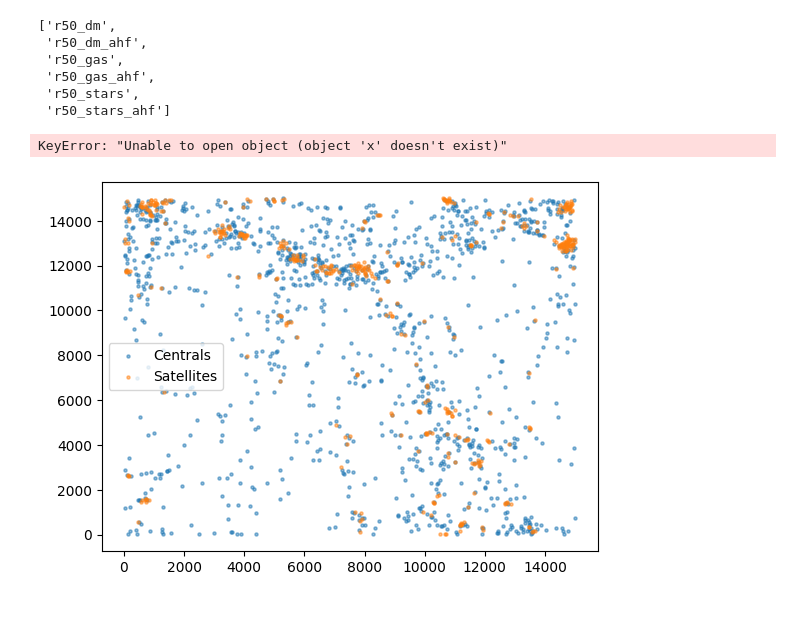
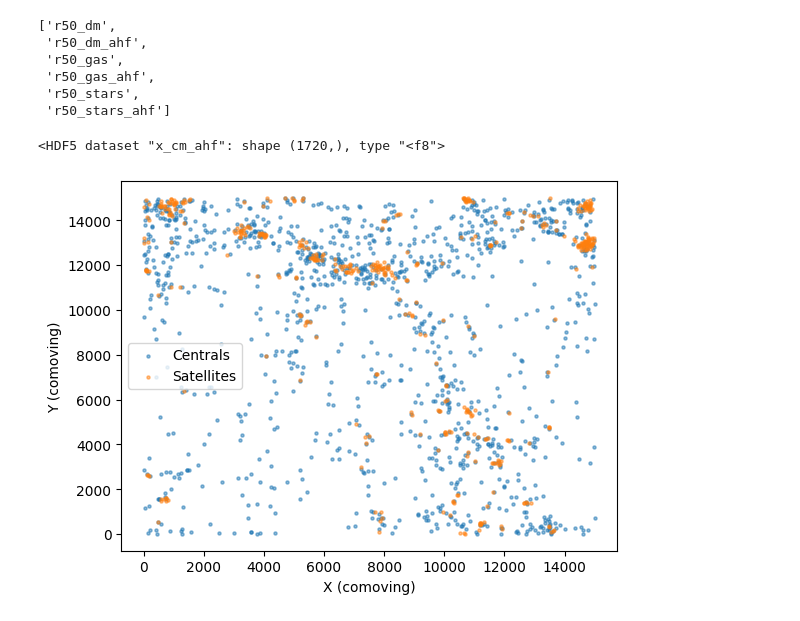
Before and after one commit to mkzeender/thesis, a Jupyter notebook: root_graph.ipynb, the cells around one changed output. Saved outputs shown, nothing was run; the diff lists cells and outputs as text; code cells hidden in the pictures.

```diff
--- a/root_graph.ipynb
+++ b/root_graph.ipynb
@@ -49,24 +48,24 @@ list(x for x in dat.keys() if x.startswith('r50'))
  'r50_stars',
  'r50_stars_ahf']
 # %%
-prox = dat['x']
+prox = dat['x_cm_ahf']
 # %% [output]
-KeyError: "Unable to open object (object 'x' doesn't exist)"
+<HDF5 dataset "x_cm_ahf": shape (1720,), type "<f8">
 # %%
 fig, ax = plt.subplots()
 
 #ax.set_xscale('log')
 #ax.set_yscale('log')
 
 x, y = dat['Xc_ahf_cat'], dat['Yc_ahf_cat']
 
-ax.scatter3d(hosts(x), hosts(y),  alpha=0.5, s=5)
+ax.scatter(hosts(x), hosts(y),  alpha=0.5, s=5)
 ax.scatter(sates(x), sates(y),  alpha=0.5, s=5)
 #ax.set_xlim(3e6, 6e8)
 #ax.set_ylim(1e6, 6e9)
 ax.legend(('Centrals', 'Satellites'))
-#ax.set_xlabel('stars_mass_within_r50_stars')
-#ax.set_ylabel(   'r50_stars')
+ax.set_xlabel('X (comoving)')
+ax.set_ylabel('Y (comoving)')
 fig.savefig('out.png')
 # %% [output]
-[figure, old version]
+[figure, new version]
```
Also changed, not shown: parts of 2 cells of this notebook, 1 other file.
